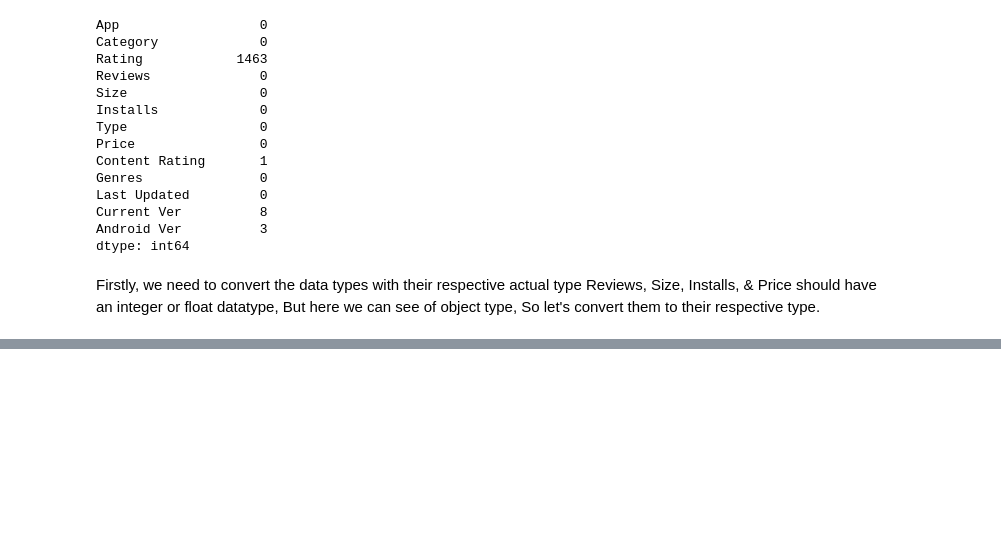
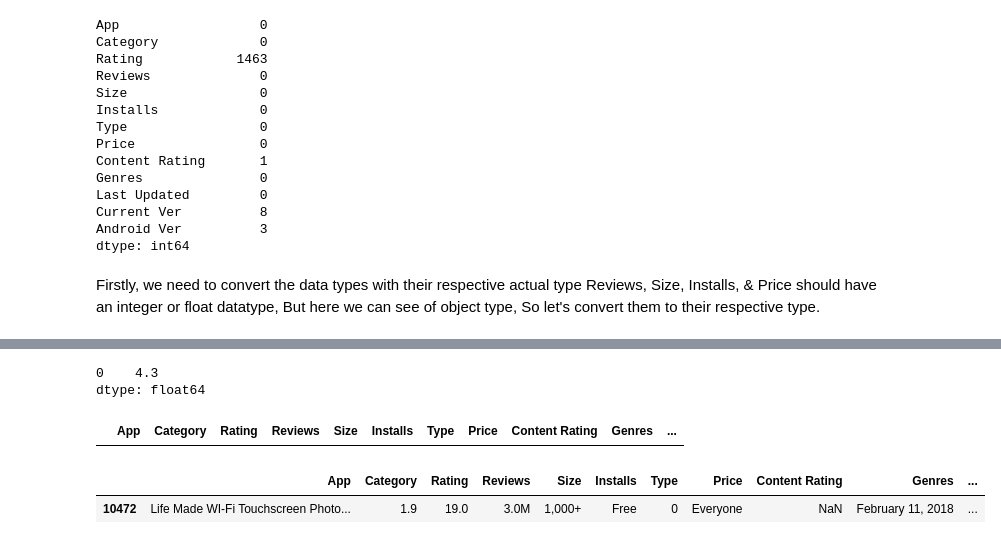
Before and after one commit to ashyaulla/Playstore-Data-Analysis, a Jupyter notebook: Copy_of_Playstore_Data_Analysis.ipynb, the cells around one changed output, grey strips where cells are left out. Drawn from its saved outputs; the diff is of its cells as text; code cells hidden in the pictures; blank space fills up the shorter version.

```diff
--- a/Copy_of_Playstore_Data_Analysis.ipynb
+++ b/Copy_of_Playstore_Data_Analysis.ipynb
@@ -185,2 +194,19 @@ Reviews, Size, Installs, & Price should have an integer or float datatype, But h
+# %%
+#taking mode value of the rating column and replace NaN values in it with the mode value
+mode_PS_df_Rating = PS_df['Rating'].mode()
+print(mode_PS_df_Rating)
+# %% [output]
+0    4.3
+dtype: float64
+# %%
+#Now updating the Nan vlues with the mode i  the Rating column
+PS_df['Rating'].fillna(value = mode_PS_df_Rating, inplace = True)
+PS_df[PS_df['Rating'].isnull()]
+# %% [output]
+|  | App | Category | Rating | Reviews | Size | Installs | Type | Price | Content Rating | Genres | ... |
 # %%
-#Data cleaning for "Reviews column"
+#Data cleaning for "Content Rating" column
+PS_df[PS_df['Content Rating'].isnull()]
+# %% [output]
+|  | App | Category | Rating | Reviews | Size | Installs | Type | Price | Content Rating | Genres | ... |
+| 10472 | Life Made WI-Fi Touchscreen Photo... | 1.9 | 19.0 | 3.0M | 1,000+ | Free | 0 | Everyone | NaN | February 11, 2018 | ... |
```
Also changed, not shown: parts of 12 cells of this notebook.
